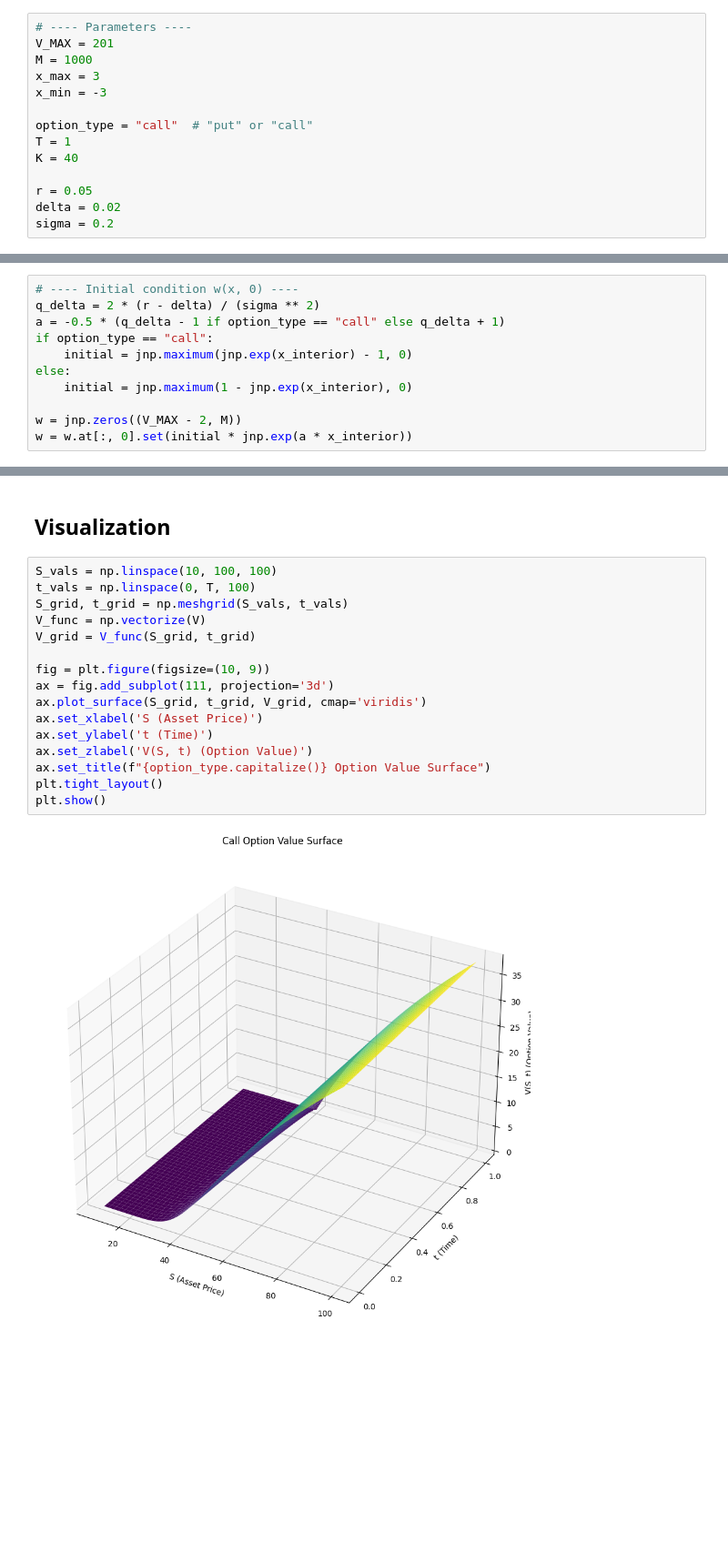
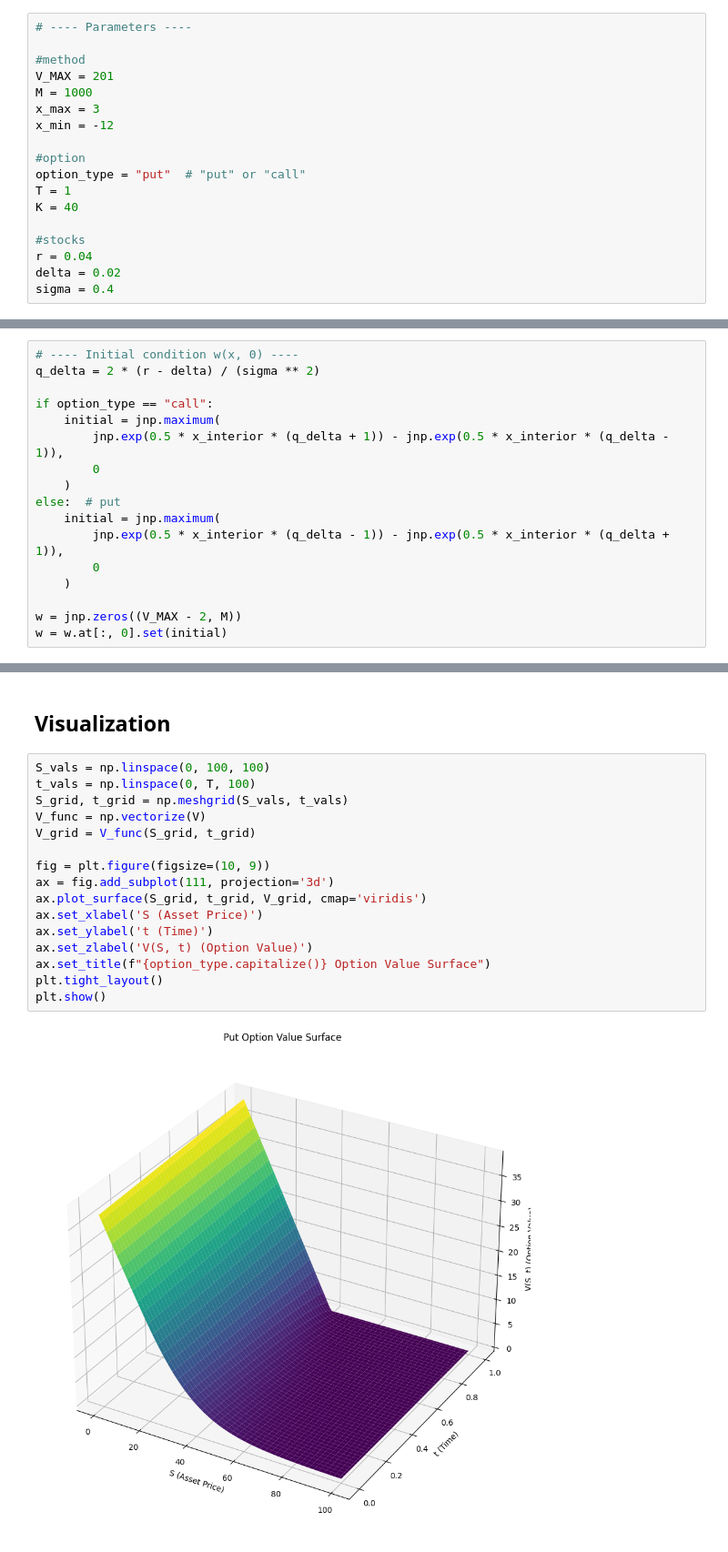
Before and after one commit to ChristophKnochenhauer/neural-optimal-stopping, a Jupyter notebook: implicit_method.ipynb, the cells around one changed output, grey strips where cells are left out. Shown: that part at 91% size. Drawn from its saved outputs; the diff is of its cells as text; blank space fills up the shorter version.

Commit message:
add plots

```diff
--- a/implicit_method.ipynb
+++ b/implicit_method.ipynb
@@ -8,18 +8,22 @@ import numpy as np
 # Implicit method (4.2.5)
 # %%
 # ---- Parameters ----
+
+#method
 V_MAX = 201
 M = 1000
 x_max = 3
-x_min = -3
+x_min = -12
 
-option_type = "call"  # "put" or "call"
+#option
+option_type = "put"  # "put" or "call"
 T = 1
 K = 40
 
-r = 0.05
+#stocks
+r = 0.04
 delta = 0.02
-sigma = 0.2
+sigma = 0.4
 # %%
 # ---- Grid setup ----
 x = jnp.linspace(x_min, x_max, V_MAX)
@@ -29,17 +33,23 @@ delta_x = (x_max - x_min) / (V_MAX - 1)
 tau_max = 0.5 * sigma**2 * T
 delta_tau = tau_max / (M - 1)
 lamb = delta_tau / (delta_x ** 2)
-# %%
-# ---- Initial condition w(x, 0) ----
-q_delta = 2 * (r - delta) / (sigma ** 2)
-a = -0.5 * (q_delta - 1 if option_type == "call" else q_delta + 1)
-if option_type == "call":
-    initial = jnp.maximum(jnp.exp(x_interior) - 1, 0)
-else:
-    initial = jnp.maximum(1 - jnp.exp(x_interior), 0)
-
-w = jnp.zeros((V_MAX - 2, M))
-w = w.at[:, 0].set(initial * jnp.exp(a * x_interior))
+# %%
+# ---- Initial condition w(x, 0) ----
+q_delta = 2 * (r - delta) / (sigma ** 2)
+
+if option_type == "call":
+    initial = jnp.maximum(
+        jnp.exp(0.5 * x_interior * (q_delta + 1)) - jnp.exp(0.5 * x_interior * (q_delta - 1)),
+        0
+    )
+else:  # put
+    initial = jnp.maximum(
+        jnp.exp(0.5 * x_interior * (q_delta - 1)) - jnp.exp(0.5 * x_interior * (q_delta + 1)),
+        0
+    )
+
+w = jnp.zeros((V_MAX - 2, M))
+w = w.at[:, 0].set(initial)
 # %%
 # ---- Construct A matrix - equation (4.18) ----
 diag_main = (1 + 2 * lamb) * jnp.ones(V_MAX - 2)
@@ -75,23 +101,23 @@ def V(S, t):
 # %% [markdown]
 ## Visualization
 # %%
-S_vals = np.linspace(10, 100, 100)
+S_vals = np.linspace(0, 100, 100)
 t_vals = np.linspace(0, T, 100)
 S_grid, t_grid = np.meshgrid(S_vals, t_vals)
 V_func = np.vectorize(V)
 V_grid = V_func(S_grid, t_grid)
 
 fig = plt.figure(figsize=(10, 9))
 ax = fig.add_subplot(111, projection='3d')
 ax.plot_surface(S_grid, t_grid, V_grid, cmap='viridis')
 ax.set_xlabel('S (Asset Price)')
 ax.set_ylabel('t (Time)')
 ax.set_zlabel('V(S, t) (Option Value)')
 ax.set_title(f"{option_type.capitalize()} Option Value Surface")
 plt.tight_layout()
 plt.show()
 # %% [output]
-[figure, old version]
+[figure, new version]
 # %%
 def plot_V_over_time(S_list):
     t_vals = np.linspace(0, T, 200)
```
Also changed, not shown: parts of 5 cells of this notebook.
